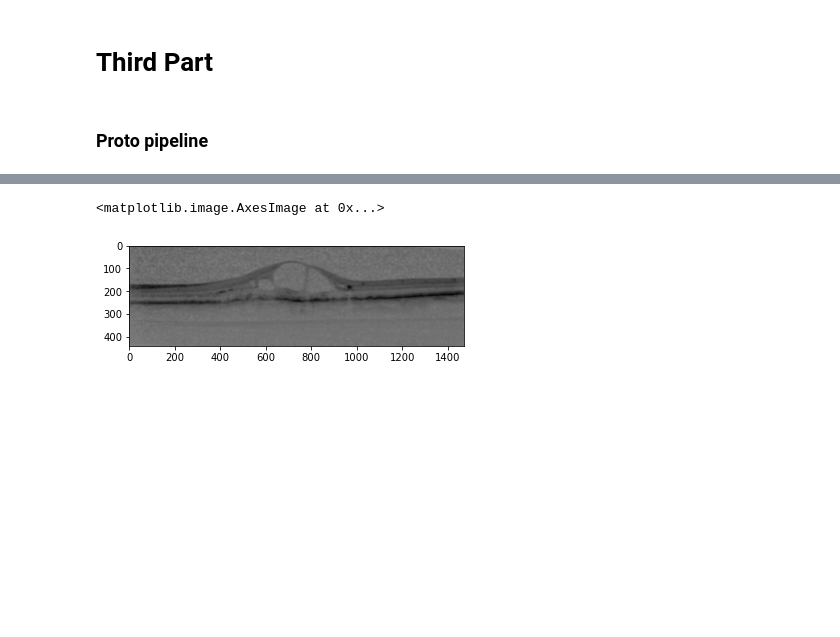
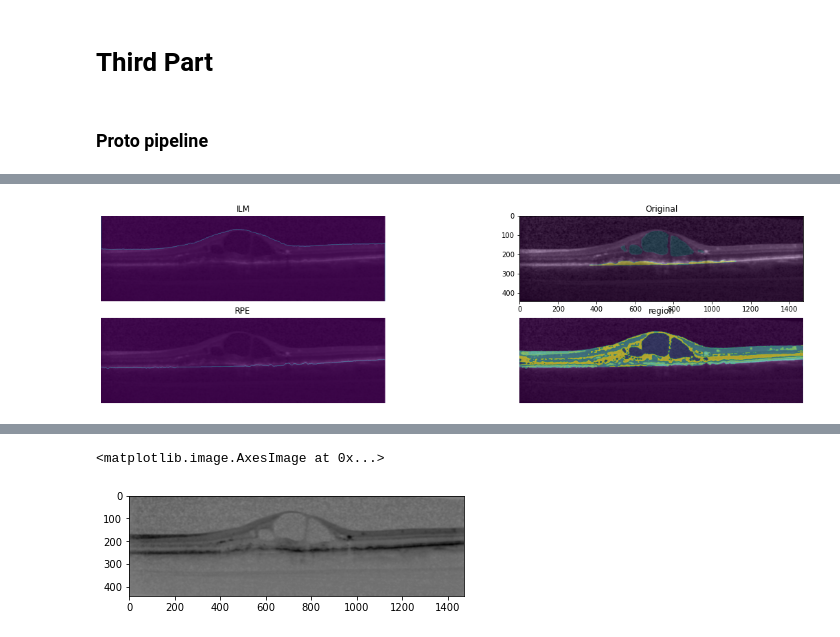
Before and after one commit to joaco18/image-processing-project, a Jupyter notebook: exploratory_notebooks/Rashno2017.ipynb, the cells around one changed output, grey strips where cells are left out. Saved outputs shown, nothing was run; the diff lists cells and outputs as text; code cells hidden in the pictures; blank space fills up the shorter version.

```diff
--- a/exploratory_notebooks/Rashno2017.ipynb
+++ b/exploratory_notebooks/Rashno2017.ipynb
@@ -958,0 +881,92 @@ graph_.shape
+# %%
+# Image Loading:
+manufacturer = 'Spectralis'
+for i in range(20,25,5):
+    print(i)
+    slice_ = i
+
+    itkimage = sitk.ReadImage(f'../data/RETOUCH-TrainingSet-Spectralis/TRAIN025/oct.mhd')
+    ref_itkimage = sitk.ReadImage(f'../data/RETOUCH-TrainingSet-Spectralis/TRAIN025/reference.mhd')
+
+    oct_scan = sitk.GetArrayFromImage(itkimage)
+    ref_oct_scan = sitk.GetArrayFromImage(ref_itkimage)
+
+    # Preprocess:
+    # GUARDAR SIZE Y POSICIONES ORIGINALES PARA RECONSTRUIR TAMAÑO ORIGINAL A LA SALIDA
+    im, ref = region_extractor(manufacturer, oct_scan[slice_, :, :], ref_oct_scan[slice_, :, :])
+
+    spacing = itkimage.GetSpacing()
+    im = skimage.transform.rescale(im, (1, spacing[0]/spacing[1]), order=2)
+    ref = skimage.transform.rescale(ref, (1, spacing[0]/spacing[1]), order=0)
+
+    if manufacturer=='Spectralis':
+        cv2.normalize(im, im, 0, 255, cv2.NORM_MINMAX)
+        im = im.astype('uint8')
+        im = cv2.bilateralFilter(src=im, d=10, sigmaColor=200, sigmaSpace=2)
+
+    # Get the NS tranform
+    T, I = ns_mapper_using_complements(im, 10)
+    T = skimage.util.invert(T)
+
+    # Get ILM line
+    _, _, _, ilm_image = get_ilm_line_paper(im, T, I)
+
+    # Get RPE line and flatten()
+    _, _, _, _, rpe_image, indices = get_rpe_line(im, T, I, ilm_image)
+    new_rpe_image, _, _, _, _, _, _ = rpe_flattening(rpe_image, w=150, tr = 40, n=1, k=101)
+    # Probar filtrado más grande y ventana de pixeles ilm más grande
+
+    retina_mask = get_retina_mask(ilm_image.copy(), new_rpe_image.copy())
+
+    # Neutrosophic transform
+    im_NS = Neutrsophic_Image(im)
+    _, im_am_be, betaI = alpha_mean_beta_enh(im_NS)
+
+    # Kmeans clustering
+    result_clust = clustering(im_am_be, retina_mask, 5)
+
+    # Sample the seeds
+    fluid_seeds, bkg_seeds = select_seeds(im_am_be, result_clust, n_clust=5, FN=500, TN=700)
+
+    plots(im, ref, ilm_image, new_rpe_image, result_clust)
+
+    # Obtain the regional terms for object and background
+    reg_term_obj, R1p_obj, R1p_bkg = regional_term(im_am_be, fluid_seeds, bkg_seeds, I, region='object')
+    reg_term_bkg, R1p_obj, R1p_bkg = regional_term(im_am_be, fluid_seeds, bkg_seeds, I, region='bkg')
+
+
+    # Obtain the full weigthed graph
+    graph_, nodes = get_graph_flow(
+        im_am_be, retina_mask, fluid_seeds, bkg_seeds, reg_term_obj,
+        reg_term_bkg,  lamda1 = 1e8, lamda2 = 1e8
+    )
+
+    # USING SCIPY
+#     start = time.time()
+#     [m,n] = graph_.shape
+#     flow = scipy.sparse.csgraph.maximum_flow(graph_, 0, m-1)
+#     matching = flow.residual[1:m-1, m-1:2*m-1]
+#     print(matching.toarray())
+#     print(np.count_nonzero(matching.toarray()))
+#     print(time.time() - start)
+#     a = np.zeros(retina_mask.shape)
+#     pos = np.where(retina_mask[:,:])
+#     a[pos[0],pos[1]] = matching.toarray()[:,0]
+#     matching.reshape(im_am_be.shape)
+
+    # Get mincut
+#     G = nx.from_scipy_sparse_matrix(graph_, create_using=nx.Graph, edge_attribute='capacity')
+#     cut_value, partition = nx.max_flow_min_cost(G, 0, graph_.shape[0]-1)
+    start = time.time()
+    G = nx.from_scipy_sparse_matrix(graph_, create_using=nx.Graph, edge_attribute='capacity')
+    cut_value, partition = nx.minimum_cut(G, 0, graph_.shape[0]-1)
+    reachable, non_reachable = partition
+
+    segmentation = np.zeros(im_am_be.shape[0] * im_am_be.shape[1])
+    obj_nodes = np.array(list(reachable)[1:])-1
+    bkg_nodes = np.array(list(reachable)[:-1])-1
+    segmentation[nodes[obj_nodes]] = 1
+    segmentation = np.reshape(segmentation, (im_am_be.shape))
+
+    plots(im, ref, ilm_image, new_rpe_image, segmentation)
+# %% [output]
@@ -958,0 +975 @@ graph_.shape
+[figure, added]
```
Also changed, not shown: parts of 31 cells of this notebook.
